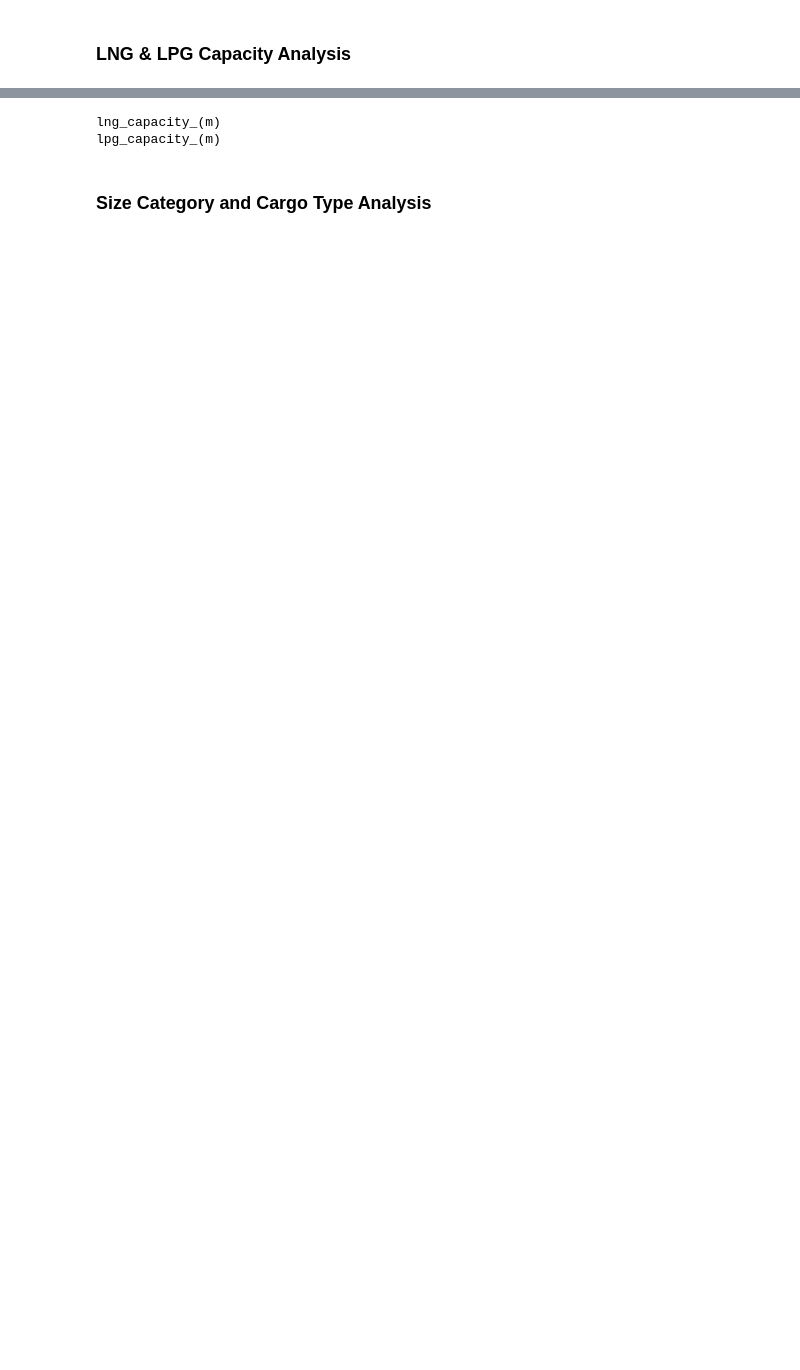
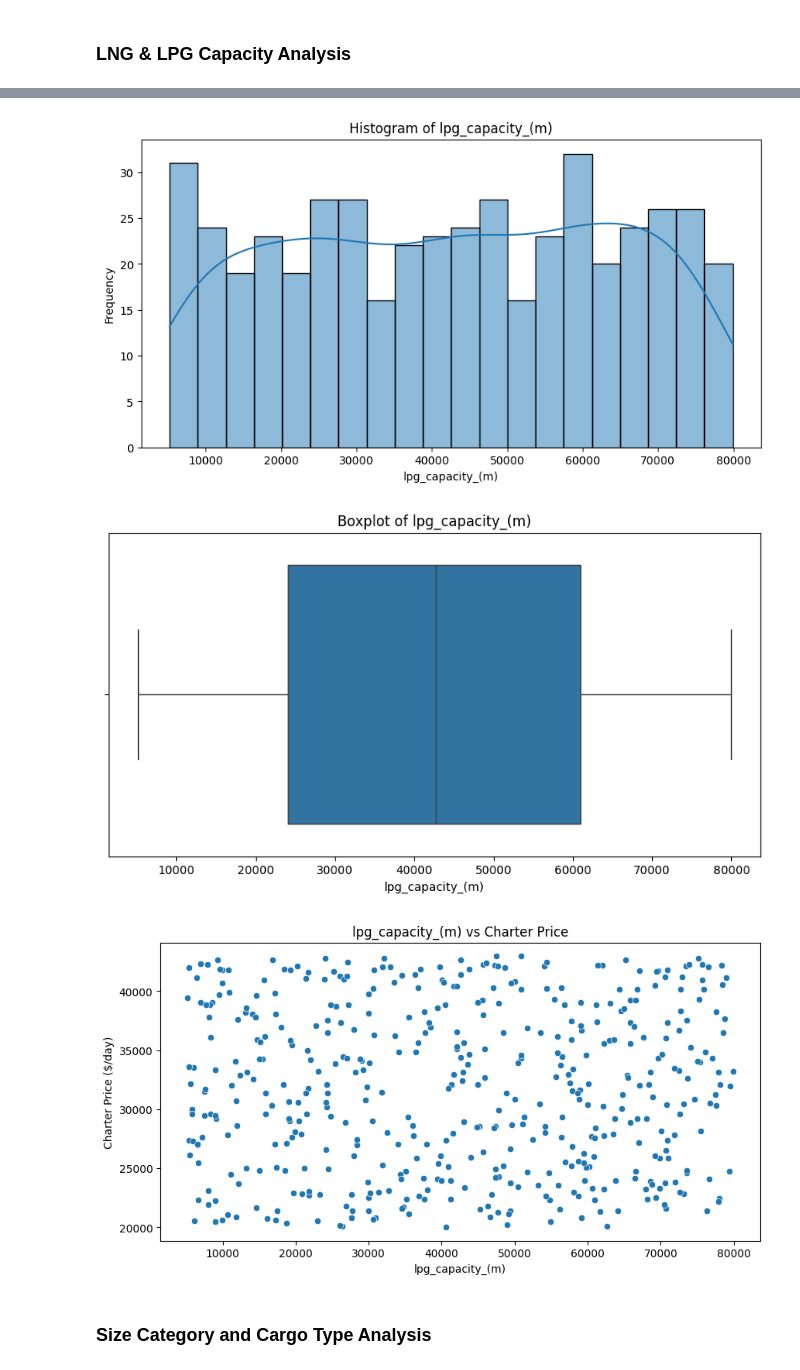
Before and after one commit to Ladozuki/Marine-ML, a Jupyter notebook: scripts/cleaning_data.ipynb, the cells around one changed output, grey strips where cells are left out. Cells and saved outputs as stored; diff of their text form; code cells hidden in the pictures; blank space fills up the shorter version.

```diff
--- a/scripts/cleaning_data.ipynb
+++ b/scripts/cleaning_data.ipynb
@@ -396,11 +353,34 @@ for col in numerical_cols_3:
-# %%
-numerical_cols_3 = ['lng_capacity_(m)', 'lpg_capacity_(m)']
-
-for col in numerical_cols_3:
-    print(col)
-# %% [output]
-lng_capacity_(m)
-lpg_capacity_(m)
+# %%
+numerical_cols_4 = ['lpg_capacity_(m)']
+
+lpg_df = df[df['lpg_capacity_(m)'] > 0]
+
+for col in numerical_cols_4:
+
+    plt.figure(figsize=(10, 5))
+    sns.histplot(lpg_df['lpg_capacity_(m)'], bins=20, kde=True)
+    plt.title(f'Histogram of {col}')
+    plt.xlabel(col)
+    plt.ylabel('Frequency')
+    plt.show()
+
+    plt.figure(figsize=(10, 5))
+    sns.boxplot(x=lpg_df['lpg_capacity_(m)'], showfliers = False)
+    plt.title(f'Boxplot of {col}')
+    plt.xlabel(col)
+    plt.show()
+
+    # Scatter Plots for relationships with charter price
+    plt.figure(figsize=(10, 5))
+    sns.scatterplot(data=lpg_df, x=lpg_df['lpg_capacity_(m)'], y='charter_price_($/day)')
+    plt.title(f'{col} vs Charter Price')
+    plt.xlabel(col)
+    plt.ylabel('Charter Price ($/day)')
+    plt.show()
+# %% [output]
+[figure, added]
+[figure, added]
+[figure, added]
 # %% [markdown]
 ### Size Category and Cargo Type Analysis
 # %%
```
Also changed, not shown: parts of 22 cells of this notebook, 2 other files.
